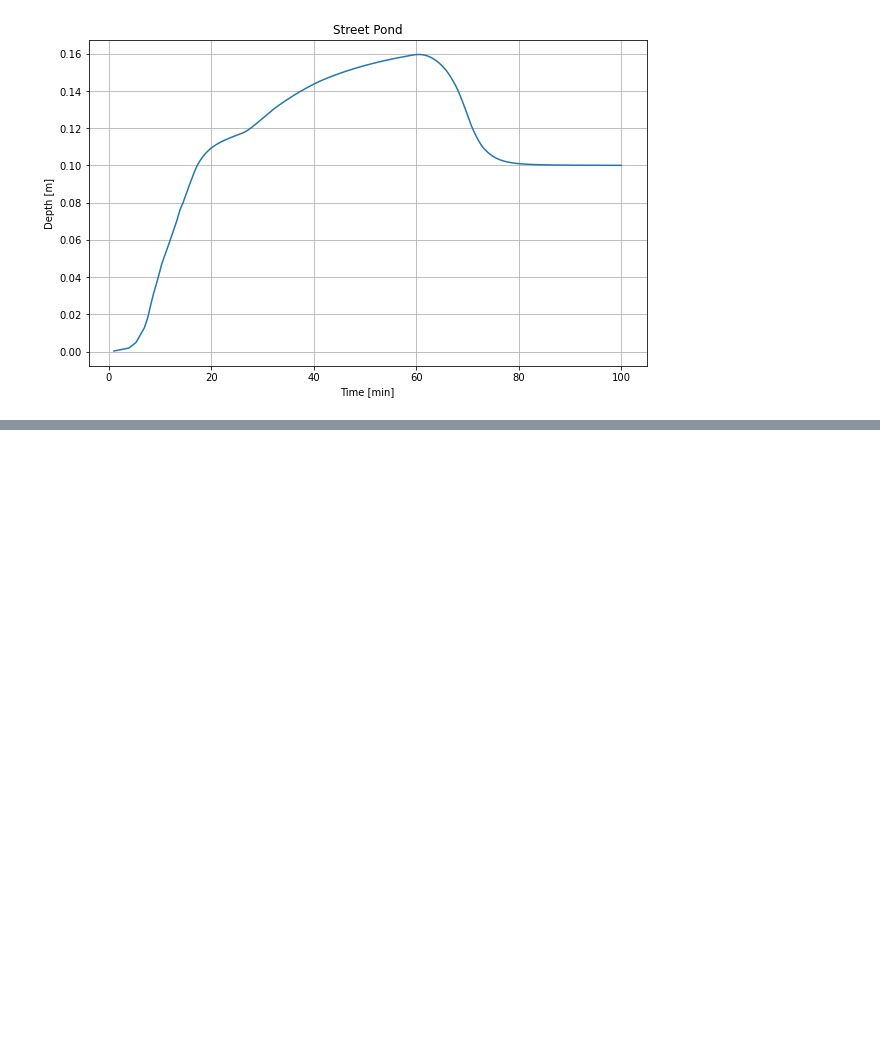
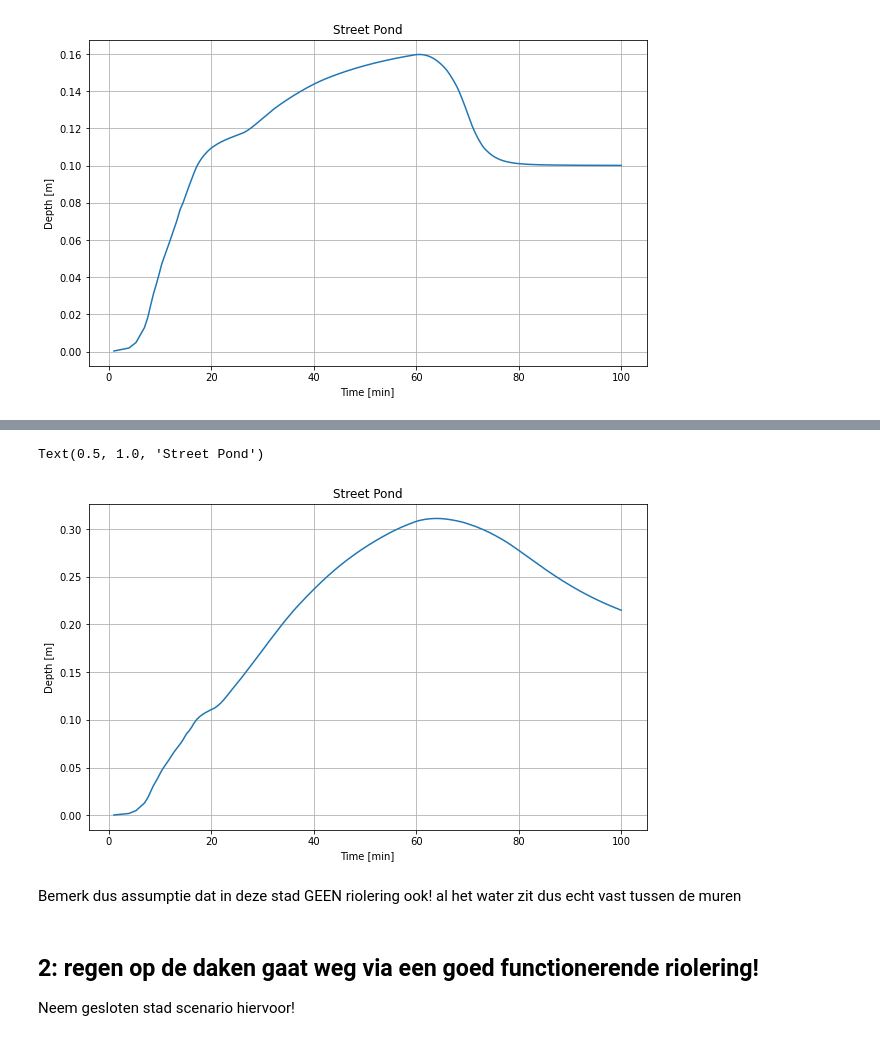
Before and after one commit to olivierbonte/Project_Spatio_Temporele_2, a Jupyter notebook: Gebouwen_scenario.ipynb, the cells around one changed output, grey strips where cells are left out. Drawn from its saved outputs; the diff is of its cells as text; code cells hidden in the pictures; blank space fills up the shorter version.

```diff
--- a/Gebouwen_scenario.ipynb
+++ b/Gebouwen_scenario.ipynb
@@ -258,0 +455,23 @@ Text(0.5, 1.0, 'Street Pond')
+# %%
+depth_streetpond_list_closed = []
+t_list_min_closed = []
+for i in range(len(t_list)):
+    depth_streetpond = depths_list_closed_bis[i][14,16]
+    depth_streetpond_list_closed.append(depth_streetpond)
+    t_list_min_closed.append(t_list[i]/60)
+# %%
+plt.figure(figsize = (10,6))
+plt.grid(b=True)
+plt.plot(t_list_min_closed, depth_streetpond_list_closed)
+plt.xlabel('Time [min]')
+plt.ylabel('Depth [m]')
+plt.title('Street Pond')
+# %% [output]
+Text(0.5, 1.0, 'Street Pond')
+[figure, added]
+# %% [markdown]
+Bemerk dus assumptie dat in deze stad GEEN riolering ook! al het water zit dus echt vast tussen de muren
+# %% [markdown]
+## 2: regen op de daken gaat weg via een goed functionerende riolering!
+
+Neem gesloten stad scenario hiervoor!
```
Also changed, not shown: parts of 16 cells of this notebook, 5 other files.
